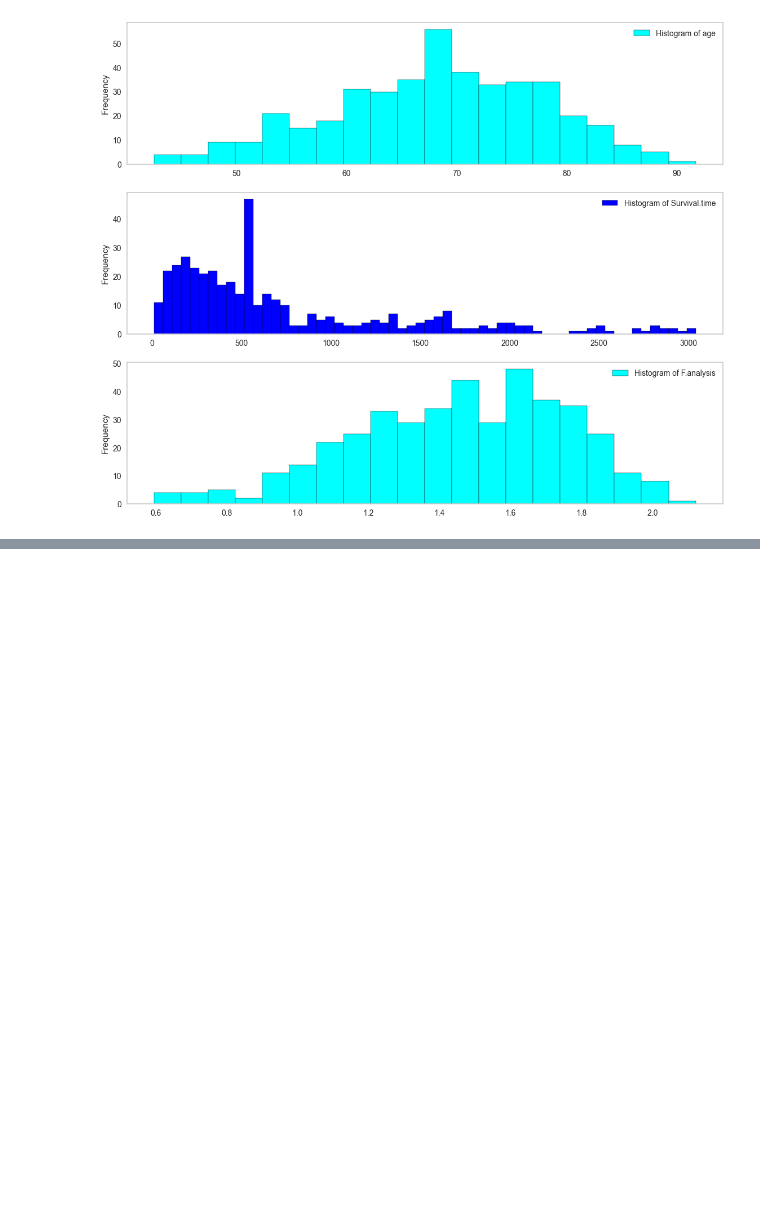
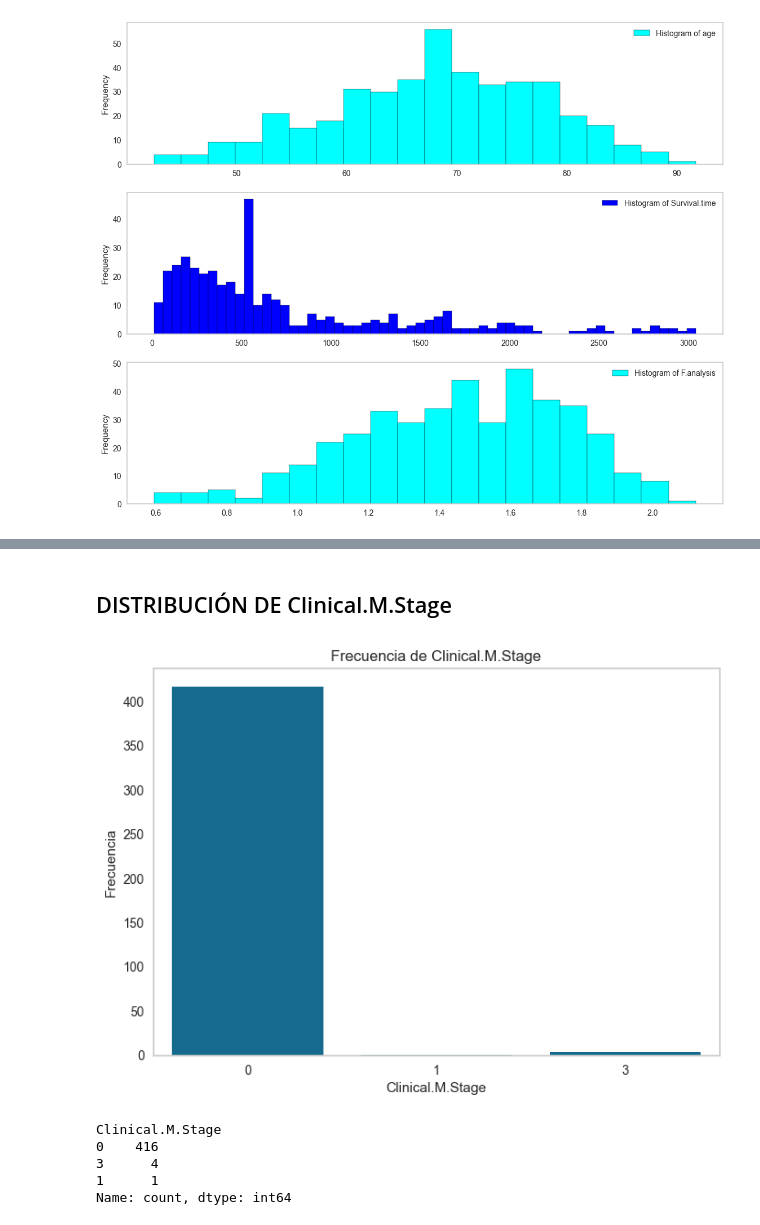
Before and after one commit to diosimar/Fractal-analysis-AI-NSCLC, a Jupyter notebook: EDA.ipynb, the cells around one changed output, grey strips where cells are left out. Cells and saved outputs as stored; diff of their text form; code cells hidden in the pictures; blank space fills up the shorter version.

```diff
--- a/EDA.ipynb
+++ b/EDA.ipynb
@@ -347,0 +376,12 @@ plt.grid(False)
+# %% [markdown]
+## DISTRIBUCIÓN DE Clinical.M.Stage
+# %%
+# grafico de barras  para analizar  la distribución de la información del estadio asociado al nivel de metastasis presente
+fn.plot_frequency(nscl,'Clinical.M.Stage')
+# %% [output]
+[figure, added]
+Clinical.M.Stage
+0    416
+3      4
+1      1
+Name: count, dtype: int64
```
Also changed, not shown: parts of 11 cells of this notebook, 1 other file.
